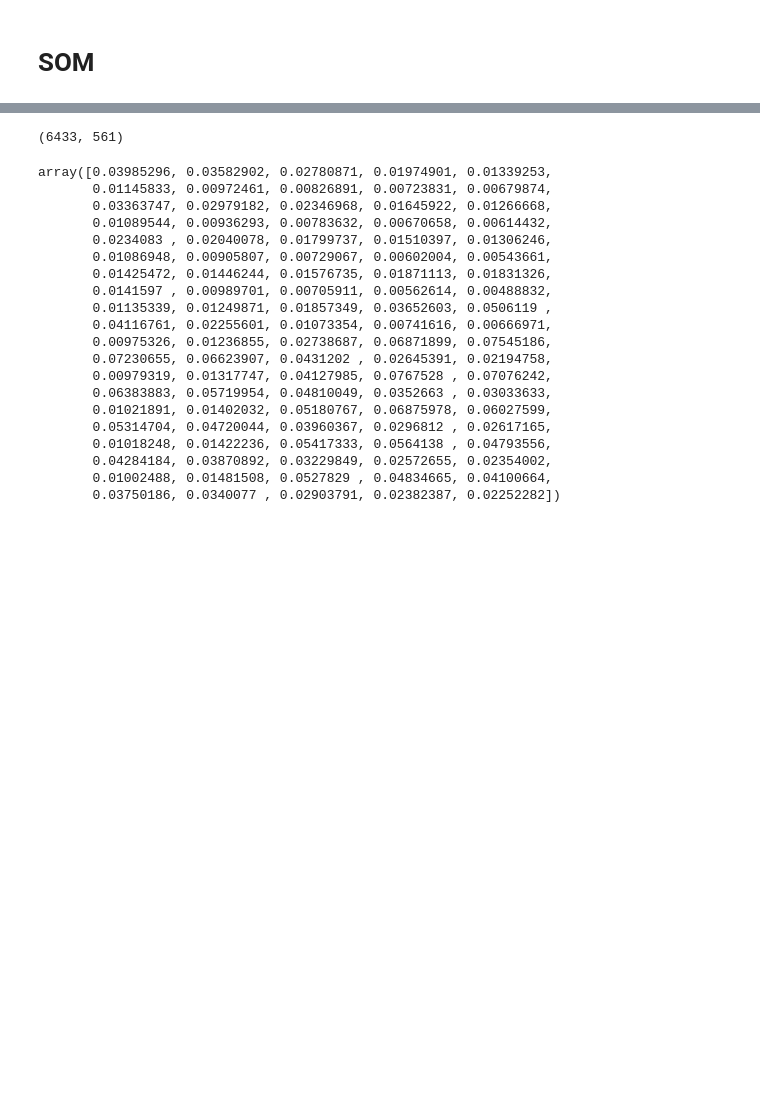
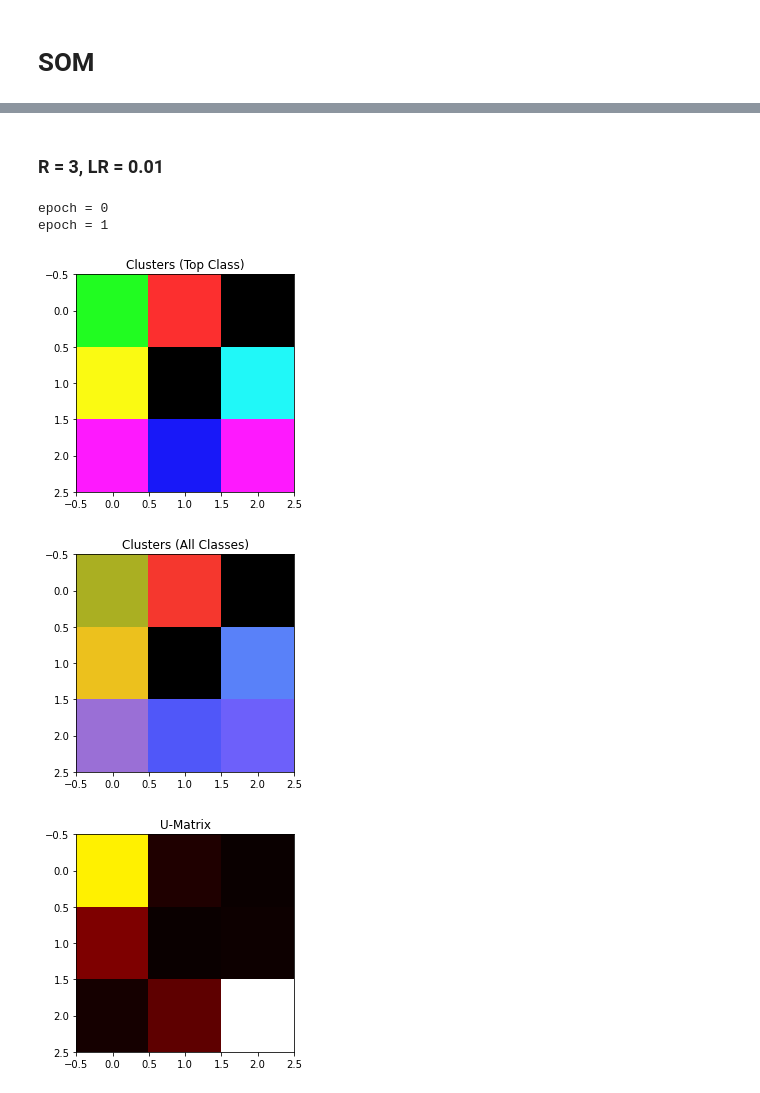
Before and after one commit to AUT-Student/NN-HW3, a Jupyter notebook: NN_HW3.ipynb, the cells around one changed output, grey strips where cells are left out. Drawn from its saved outputs; the diff is of its cells as text; code cells hidden in the pictures; blank space fills up the shorter version.

```diff
--- a/NN_HW3.ipynb
+++ b/NN_HW3.ipynb
@@ -452,27 +447,17 @@ som.plot_train_state()
-# %%
-X_train.to_numpy().shape
-# %% [output]
-(6433, 561)
+# %% [markdown]
+### R = 3, LR = 0.01
+# %%
+som = SOM(number_epochs=100, map_size=(3,3), number_features=len(X_train.columns),
+               initial_learning_rate=0.01, initial_radius=3,
+               radius_decay=0.95, X_train=X_train.to_numpy(), weight_change_threshold=1)
 # %%
-som.transform(X_train.to_numpy())[0]
+som.train(X_train.to_numpy())
 # %% [output]
-array([0.03985296, 0.03582902, 0.02780871, 0.01974901, 0.01339253,
-       0.01145833, 0.00972461, 0.00826891, 0.00723831, 0.00679874,
-       0.03363747, 0.02979182, 0.02346968, 0.01645922, 0.01266668,
-       0.01089544, 0.00936293, 0.00783632, 0.00670658, 0.00614432,
-       0.0234083 , 0.02040078, 0.01799737, 0.01510397, 0.01306246,
-       0.01086948, 0.00905807, 0.00729067, 0.00602004, 0.00543661,
-       0.01425472, 0.01446244, 0.01576735, 0.01871113, 0.01831326,
-       0.0141597 , 0.00989701, 0.00705911, 0.00562614, 0.00488832,
-       0.01135339, 0.01249871, 0.01857349, 0.03652603, 0.0506119 ,
-       0.04116761, 0.02255601, 0.01073354, 0.00741616, 0.00666971,
-       0.00975326, 0.01236855, 0.02738687, 0.06871899, 0.07545186,
-       0.07230655, 0.06623907, 0.0431202 , 0.02645391, 0.02194758,
-       0.00979319, 0.01317747, 0.04127985, 0.0767528 , 0.07076242,
-       0.06383883, 0.05719954, 0.04810049, 0.0352663 , 0.03033633,
-       0.01021891, 0.01402032, 0.05180767, 0.06875978, 0.06027599,
-       0.05314704, 0.04720044, 0.03960367, 0.0296812 , 0.02617165,
-       0.01018248, 0.01422236, 0.05417333, 0.0564138 , 0.04793556,
-       0.04284184, 0.03870892, 0.03229849, 0.02572655, 0.02354002,
-       0.01002488, 0.01481508, 0.0527829 , 0.04834665, 0.04100664,
-       0.03750186, 0.0340077 , 0.02903791, 0.02382387, 0.02252282])
+epoch = 0
+epoch = 1
+# %%
+som.plot_map(X_train.to_numpy(), y_train.to_numpy())
+# %% [output]
+[figure, added]
+[figure, added]
+[figure, added]
```
Also changed, not shown: parts of 69 cells of this notebook.
